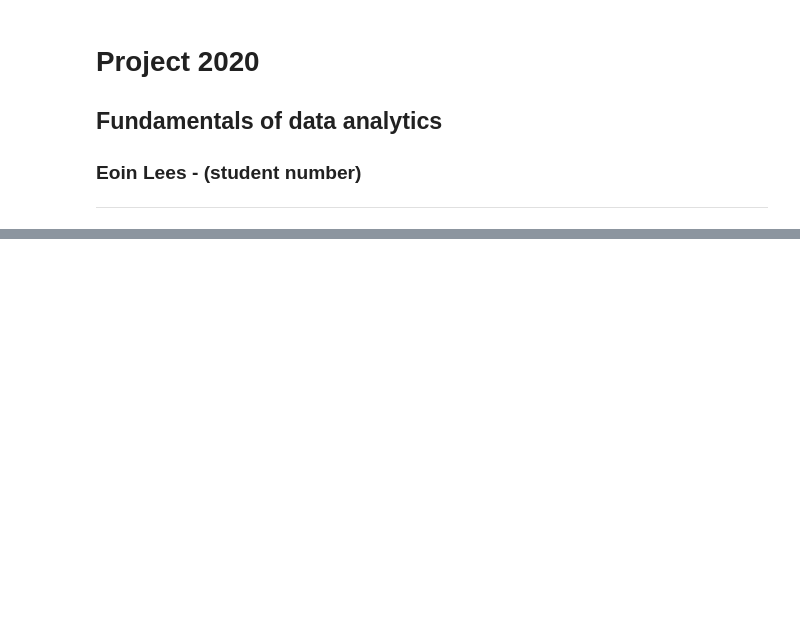
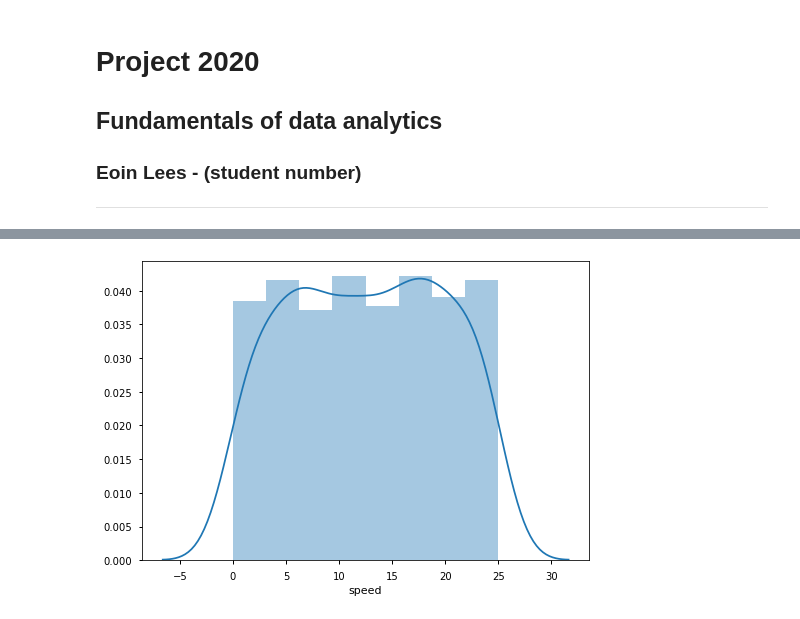
Before and after one commit to eoinlees/FoDA-Project-2020, a Jupyter notebook: Project-2020.ipynb, the cells around one changed output, grey strips where cells are left out. Drawn from its saved outputs; the diff is of its cells as text; code cells hidden in the pictures; blank space fills up the shorter version.

```diff
--- a/Project-2020.ipynb
+++ b/Project-2020.ipynb
@@ -20,0 +55,4 @@ sns.pairplot(dfpowprod, hue="class");
+# %%
+sns.distplot(dfpowprod["speed"], kde=True);
+# %% [output]
+[figure, added]
```
Also changed, not shown: parts of 11 cells of this notebook.
